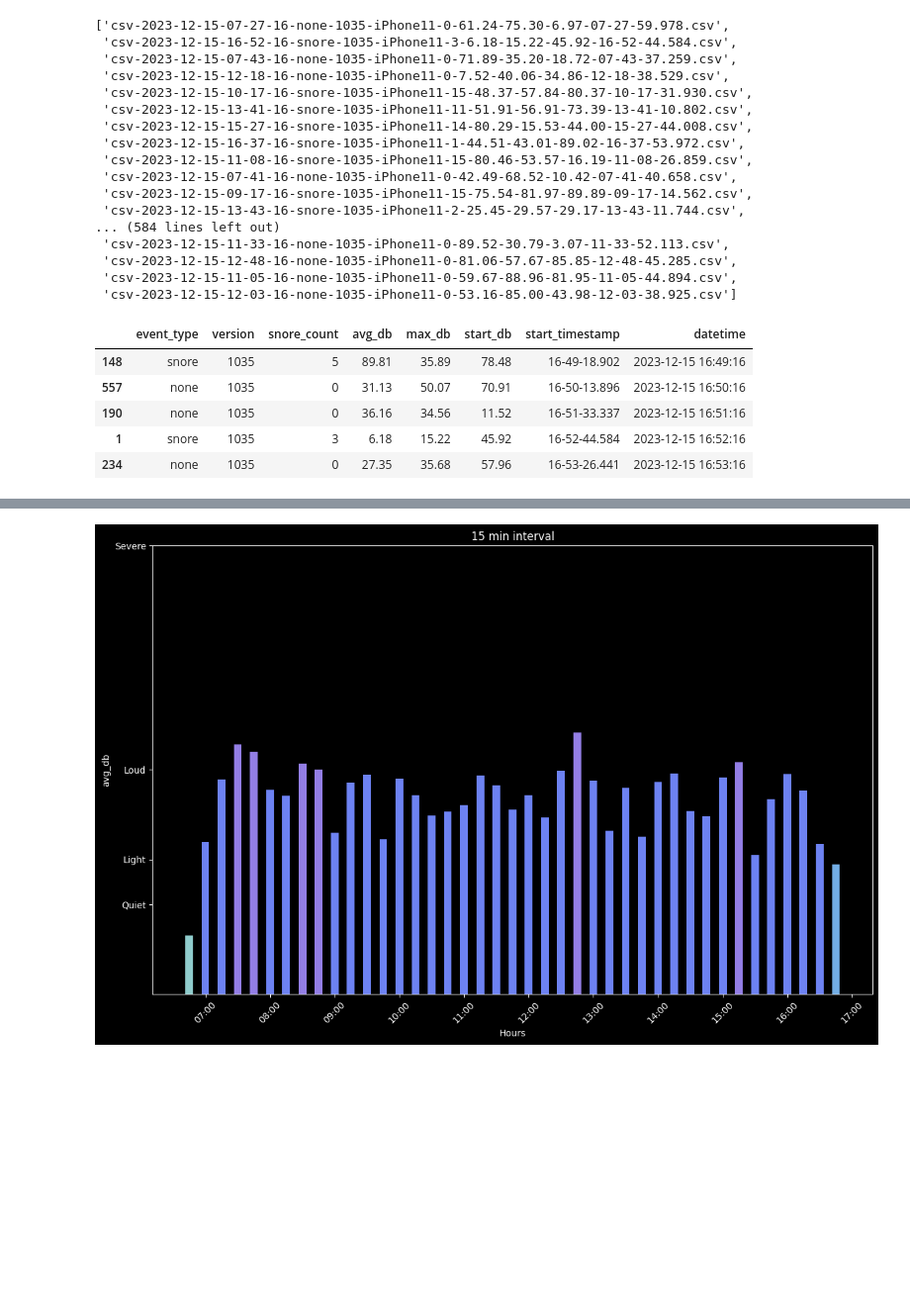
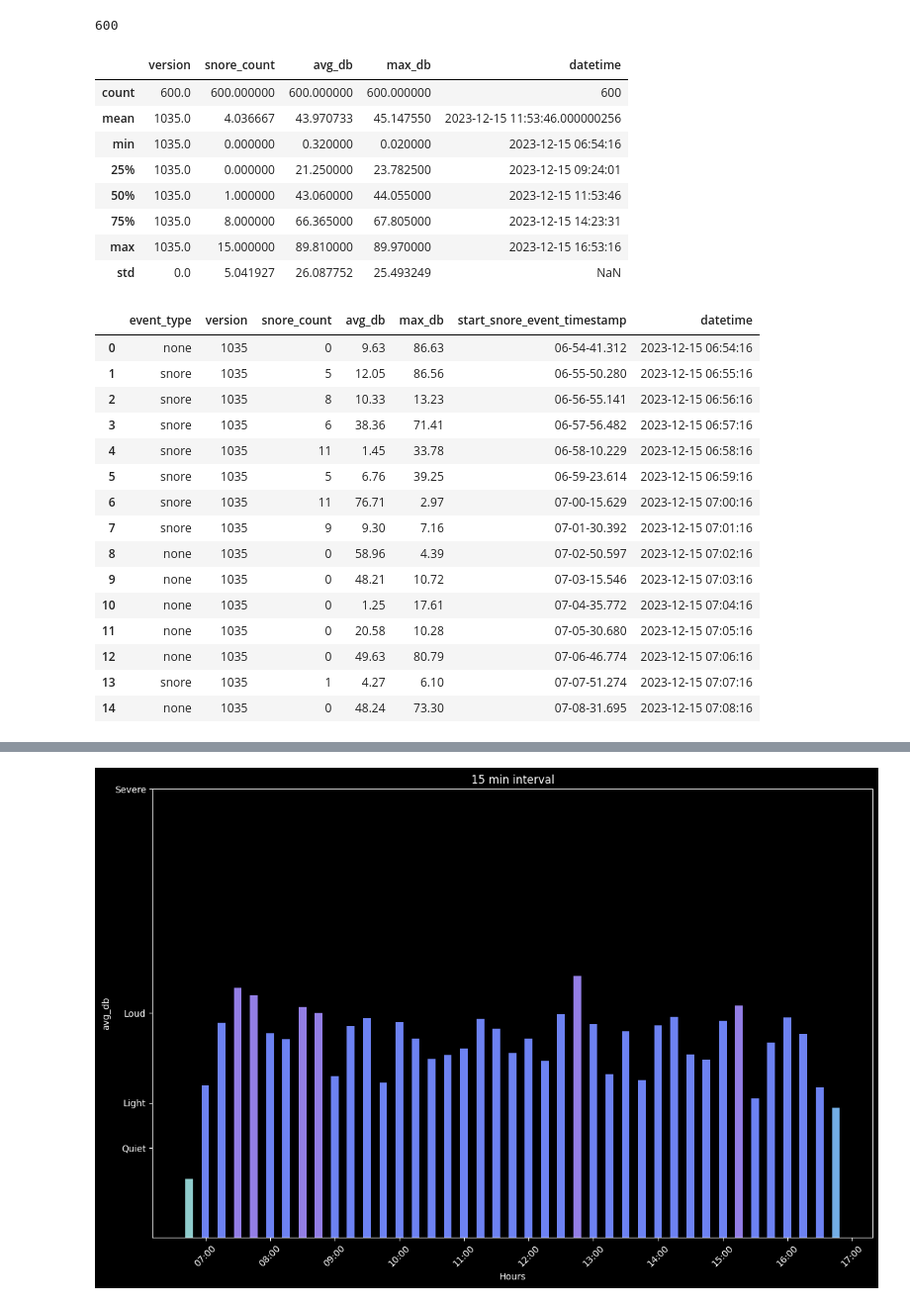
Before and after one commit to okanwyl/plot-test, a Jupyter notebook: pilot-test.ipynb, the cells around one changed output, grey strips where cells are left out. Shown: that part at 99% size. Saved outputs shown, nothing was run; the diff lists cells and outputs as text; code cells hidden in the pictures; blank space fills up the shorter version.

```diff
--- a/pilot-test.ipynb
+++ b/pilot-test.ipynb
@@ -3,70 +3,86 @@ from datetime import datetime
 import pandas as pd
 import matplotlib.pyplot as plt
 import seaborn as sns
+import re
 from os import listdir
 from os.path import isfile, join
 import json
 onlyfiles = [f for f in listdir("./csvFolder") if isfile(join("./csvFolder", f))]
-onlyfiles
+
+
+print(len(onlyfiles))
+onlyfiles[:5]
 # %% [output]
-['csv-2023-12-15-07-27-16-none-1035-iPhone11-0-61.24-75.30-6.97-07-27-59.978.csv',
- 'csv-2023-12-15-16-52-16-snore-1035-iPhone11-3-6.18-15.22-45.92-16-52-44.584.csv',
- 'csv-2023-12-15-07-43-16-none-1035-iPhone11-0-71.89-35.20-18.72-07-43-37.259.csv',
- 'csv-2023-12-15-12-18-16-none-1035-iPhone11-0-7.52-40.06-34.86-12-18-38.529.csv',
- 'csv-2023-12-15-10-17-16-snore-1035-iPhone11-15-48.37-57.84-80.37-10-17-31.930.csv',
- 'csv-2023-12-15-13-41-16-snore-1035-iPhone11-11-51.91-56.91-73.39-13-41-10.802.csv',
- 'csv-2023-12-15-15-27-16-snore-1035-iPhone11-14-80.29-15.53-44.00-15-27-44.008.csv',
- 'csv-2023-12-15-16-37-16-snore-1035-iPhone11-1-44.51-43.01-89.02-16-37-53.972.csv',
- 'csv-2023-12-15-11-08-16-snore-1035-iPhone11-15-80.46-53.57-16.19-11-08-26.859.csv',
- 'csv-2023-12-15-07-41-16-none-1035-iPhone11-0-42.49-68.52-10.42-07-41-40.658.csv',
- 'csv-2023-12-15-09-17-16-snore-1035-iPhone11-15-75.54-81.97-89.89-09-17-14.562.csv',
- 'csv-2023-12-15-13-43-16-snore-1035-iPhone11-2-25.45-29.57-29.17-13-43-11.744.csv',
-... (584 lines left out)
- 'csv-2023-12-15-11-33-16-none-1035-iPhone11-0-89.52-30.79-3.07-11-33-52.113.csv',
- 'csv-2023-12-15-12-48-16-none-1035-iPhone11-0-81.06-57.67-85.85-12-48-45.285.csv',
- 'csv-2023-12-15-11-05-16-none-1035-iPhone11-0-59.67-88.96-81.95-11-05-44.894.csv',
- 'csv-2023-12-15-12-03-16-none-1035-iPhone11-0-53.16-85.00-43.98-12-03-38.925.csv']
+600
 # %%
 def parse_file_name(file_name):
     pattern = r'csv-(\d{4}-\d{2}-\d{2})-(\d{2}-\d{2}-\d{2})-(\w+)-(\d+)-iPhone\d+-(\d+)-(\d+\.\d+)-(\d+\.\d+)-(\d+\.\d+)-(\d{2}-\d{2}-\d+\.\d+)\.csv'
     match = re.match(pattern, file_name)
     if match:
         return {
             'date': match.group(1),
             'time': match.group(2),
             'event_type': match.group(3),
             'version': int(match.group(4)),
             'snore_count': int(match.group(5)),
             'avg_db': float(match.group(6)),
             'max_db': float(match.group(7)),
-            'start_db': float(match.group(8)),
-            'start_timestamp': match.group(9)
+            # 'start_db': float(match.group(8)),
+            'start_snore_event_timestamp': match.group(9)
         }
     else:
         raise Exception('Not possible')
 
 parsed_data = [parse_file_name(fn) for fn in onlyfiles if parse_file_name(fn) is not None]
 
 df = pd.DataFrame(parsed_data)
 df['datetime'] = df.apply(lambda row: datetime.strptime(f"{row['date']} {row['time']}", '%Y-%m-%d %H-%M-%S'), axis=1)
 df = df.drop(['date', 'time'], axis=1)
 
 df = df.sort_values(by='datetime')
 
 df_hour = df.copy()
 
 df_hour['hour'] = df['datetime'].dt.hour
 
-df.head()
 
-df.tail()
+df.reset_index(inplace=True)
+df = df.drop(columns=['index'])
+# df.head()
+df.describe()
+# df_15 = df.loc[0:14]
+
+
+# df_15
 # %% [output]
-|  | event_type | version | snore_count | avg_db | max_db | start_db | start_timestamp | datetime |
-| 148 | snore | 1035 | 5 | 89.81 | 35.89 | 78.48 | 16-49-18.902 | 2023-12-15 16:49:16 |
-| 557 | none | 1035 | 0 | 31.13 | 50.07 | 70.91 | 16-50-13.896 | 2023-12-15 16:50:16 |
-| 190 | none | 1035 | 0 | 36.16 | 34.56 | 11.52 | 16-51-33.337 | 2023-12-15 16:51:16 |
-| 1 | snore | 1035 | 3 | 6.18 | 15.22 | 45.92 | 16-52-44.584 | 2023-12-15 16:52:16 |
-| 234 | none | 1035 | 0 | 27.35 | 35.68 | 57.96 | 16-53-26.441 | 2023-12-15 16:53:16 |
+|  | version | snore_count | avg_db | max_db | datetime |
+| count | 600.0 | 600.000000 | 600.000000 | 600.000000 | 600 |
+| mean | 1035.0 | 4.036667 | 43.970733 | 45.147550 | 2023-12-15 11:53:46.000000256 |
+| min | 1035.0 | 0.000000 | 0.320000 | 0.020000 | 2023-12-15 06:54:16 |
+| 25% | 1035.0 | 0.000000 | 21.250000 | 23.782500 | 2023-12-15 09:24:01 |
+| 50% | 1035.0 | 1.000000 | 43.060000 | 44.055000 | 2023-12-15 11:53:46 |
+| 75% | 1035.0 | 8.000000 | 66.365000 | 67.805000 | 2023-12-15 14:23:31 |
+| max | 1035.0 | 15.000000 | 89.810000 | 89.970000 | 2023-12-15 16:53:16 |
+| std | 0.0 | 5.041927 | 26.087752 | 25.493249 | NaN |
+# %%
+df.head(15)
+# %% [output]
+|  | event_type | version | snore_count | avg_db | max_db | start_snore_event_timestamp | datetime |
+| 0 | none | 1035 | 0 | 9.63 | 86.63 | 06-54-41.312 | 2023-12-15 06:54:16 |
+| 1 | snore | 1035 | 5 | 12.05 | 86.56 | 06-55-50.280 | 2023-12-15 06:55:16 |
+| 2 | snore | 1035 | 8 | 10.33 | 13.23 | 06-56-55.141 | 2023-12-15 06:56:16 |
+| 3 | snore | 1035 | 6 | 38.36 | 71.41 | 06-57-56.482 | 2023-12-15 06:57:16 |
+| 4 | snore | 1035 | 11 | 1.45 | 33.78 | 06-58-10.229 | 2023-12-15 06:58:16 |
+| 5 | snore | 1035 | 5 | 6.76 | 39.25 | 06-59-23.614 | 2023-12-15 06:59:16 |
+| 6 | snore | 1035 | 11 | 76.71 | 2.97 | 07-00-15.629 | 2023-12-15 07:00:16 |
+| 7 | snore | 1035 | 9 | 9.30 | 7.16 | 07-01-30.392 | 2023-12-15 07:01:16 |
+| 8 | none | 1035 | 0 | 58.96 | 4.39 | 07-02-50.597 | 2023-12-15 07:02:16 |
+| 9 | none | 1035 | 0 | 48.21 | 10.72 | 07-03-15.546 | 2023-12-15 07:03:16 |
+| 10 | none | 1035 | 0 | 1.25 | 17.61 | 07-04-35.772 | 2023-12-15 07:04:16 |
+| 11 | none | 1035 | 0 | 20.58 | 10.28 | 07-05-30.680 | 2023-12-15 07:05:16 |
+| 12 | none | 1035 | 0 | 49.63 | 80.79 | 07-06-46.774 | 2023-12-15 07:06:16 |
+| 13 | snore | 1035 | 1 | 4.27 | 6.10 | 07-07-51.274 | 2023-12-15 07:07:16 |
+| 14 | none | 1035 | 0 | 48.24 | 73.30 | 07-08-31.695 | 2023-12-15 07:08:16 |
 # %%
 df['datetime'] = pd.to_datetime(df['datetime'])
 
```
Also changed, not shown: parts of 2 cells of this notebook, 2 other files.
